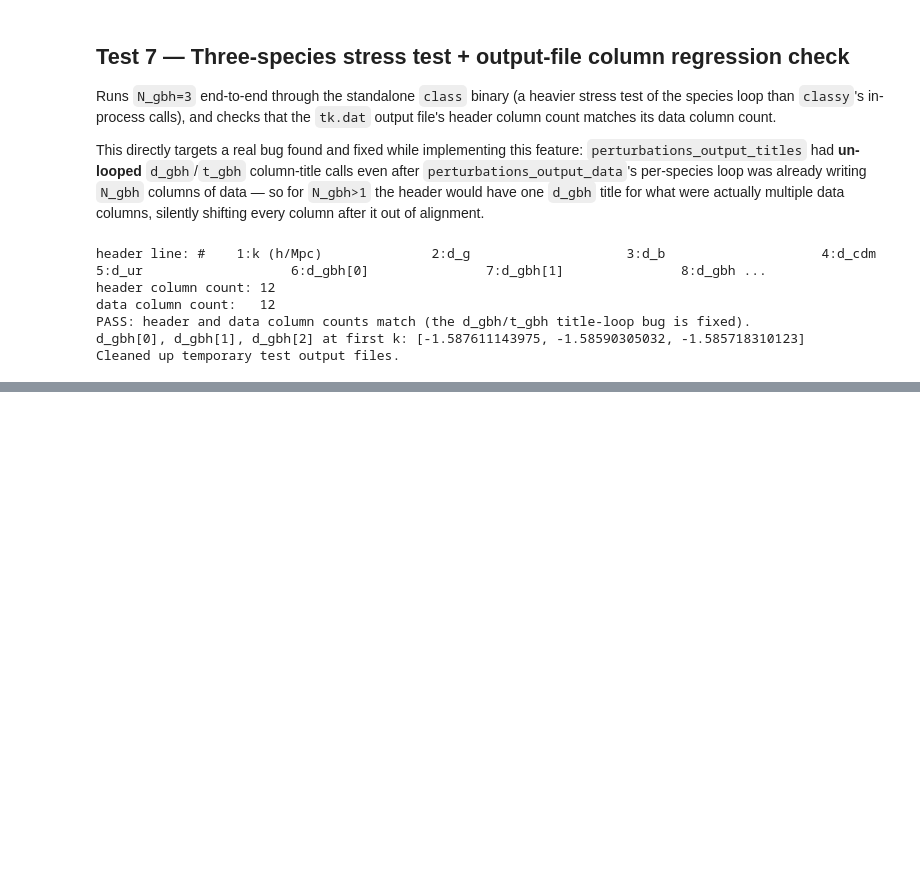
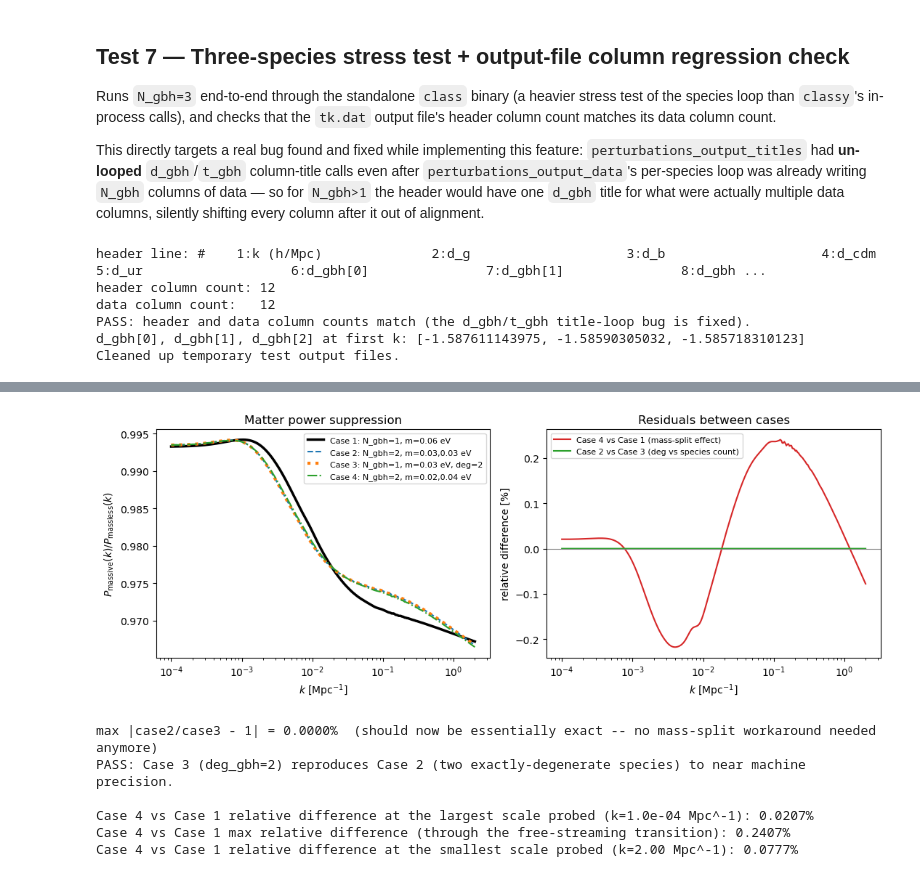
Before and after one commit to aradn97/class_GBH, a Jupyter notebook: multi_species_gbh_tests.ipynb, the cells around one changed output, grey strips where cells are left out. Saved outputs shown, nothing was run; the diff lists cells and outputs as text; code cells hidden in the pictures; blank space fills up the shorter version.

```diff
--- a/multi_species_gbh_tests.ipynb
+++ b/multi_species_gbh_tests.ipynb
@@ -374,0 +443,55 @@ Cleaned up temporary test output files.
+# %%
+kk = np.logspace(-4, np.log10(2.0), 300)
+
+def pk_of(model):
+    return np.array([model.pk_lin(k, 0.) for k in kk])
+
+pk_massless = pk_of(massless)
+r1 = pk_of(case1) / pk_massless
+r2 = pk_of(case2) / pk_massless
+r3 = pk_of(case3) / pk_massless
+r4 = pk_of(case4) / pk_massless
+
+fig, axes = plt.subplots(1, 2, figsize=(11, 4.2))
+
+axes[0].plot(kk, r1, label='Case 1: N_gbh=1, m=0.06 eV', lw=2.5, color='k')
+axes[0].plot(kk, r2, label='Case 2: N_gbh=2, m=0.03,0.03 eV', ls='--')
+axes[0].plot(kk, r3, label='Case 3: N_gbh=1, m=0.03 eV, deg=2', ls=':', lw=3)
+axes[0].plot(kk, r4, label='Case 4: N_gbh=2, m=0.02,0.04 eV', ls='-.')
+axes[0].set_xscale('log')
+axes[0].set_xlabel(r'$k\ [\mathrm{Mpc}^{-1}]$')
+axes[0].set_ylabel(r'$P_{\rm massive}(k) / P_{\rm massless}(k)$')
+axes[0].set_title('Matter power suppression')
+axes[0].legend(fontsize=8)
+
+axes[1].plot(kk, (r4 - r1) / r1 * 100, label='Case 4 vs Case 1 (mass-split effect)', color='C3')
+axes[1].plot(kk, (r2 - r3) / r3 * 100, label='Case 2 vs Case 3 (deg vs species count)', color='C2')
+axes[1].axhline(0, color='gray', lw=0.8)
+axes[1].set_xscale('log')
+axes[1].set_xlabel(r'$k\ [\mathrm{Mpc}^{-1}]$')
+axes[1].set_ylabel('relative difference [%]')
+axes[1].set_title('Residuals between cases')
+axes[1].legend(fontsize=8)
+
+plt.tight_layout()
+plt.show()
+
+max_diff_23 = np.max(np.abs(r2 - r3) / r3)
+print(f"max |case2/case3 - 1| = {max_diff_23*100:.4f}%  (should now be essentially exact -- no mass-split workaround needed anymore)")
+assert max_diff_23 < 1e-6
+print("PASS: Case 3 (deg_gbh=2) reproduces Case 2 (two exactly-degenerate species) to near machine precision.")
+
+diff_at_largest_scales = np.abs(r4[0] - r1[0]) / r1[0]
+diff_max = np.max(np.abs(r4 - r1) / r1)
+print()
+print(f"Case 4 vs Case 1 relative difference at the largest scale probed (k={kk[0]:.1e} Mpc^-1): {diff_at_largest_scales*100:.4f}%")
+print(f"Case 4 vs Case 1 max relative difference (through the free-streaming transition): {diff_max*100:.4f}%")
+print(f"Case 4 vs Case 1 relative difference at the smallest scale probed (k={kk[-1]:.2f} Mpc^-1): {abs(r4[-1]-r1[-1])/r1[-1]*100:.4f}%")
+# %% [output]
+[figure, added]
+max |case2/case3 - 1| = 0.0000%  (should now be essentially exact -- no mass-split workaround needed anymore)
+PASS: Case 3 (deg_gbh=2) reproduces Case 2 (two exactly-degenerate species) to near machine precision.
+
+Case 4 vs Case 1 relative difference at the largest scale probed (k=1.0e-04 Mpc^-1): 0.0207%
+Case 4 vs Case 1 max relative difference (through the free-streaming transition): 0.2407%
+Case 4 vs Case 1 relative difference at the smallest scale probed (k=2.00 Mpc^-1): 0.0777%
```
Also changed, not shown: parts of 7 cells of this notebook, 4 other files.
